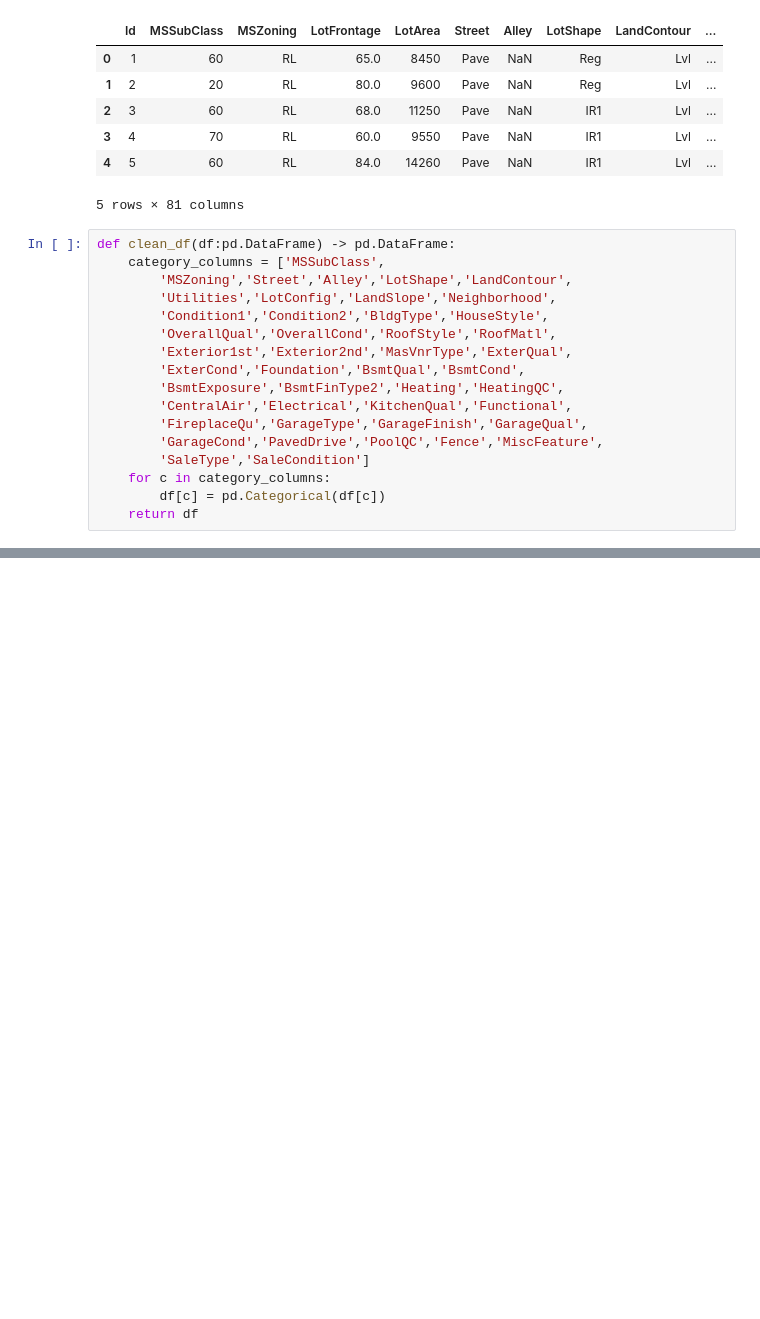
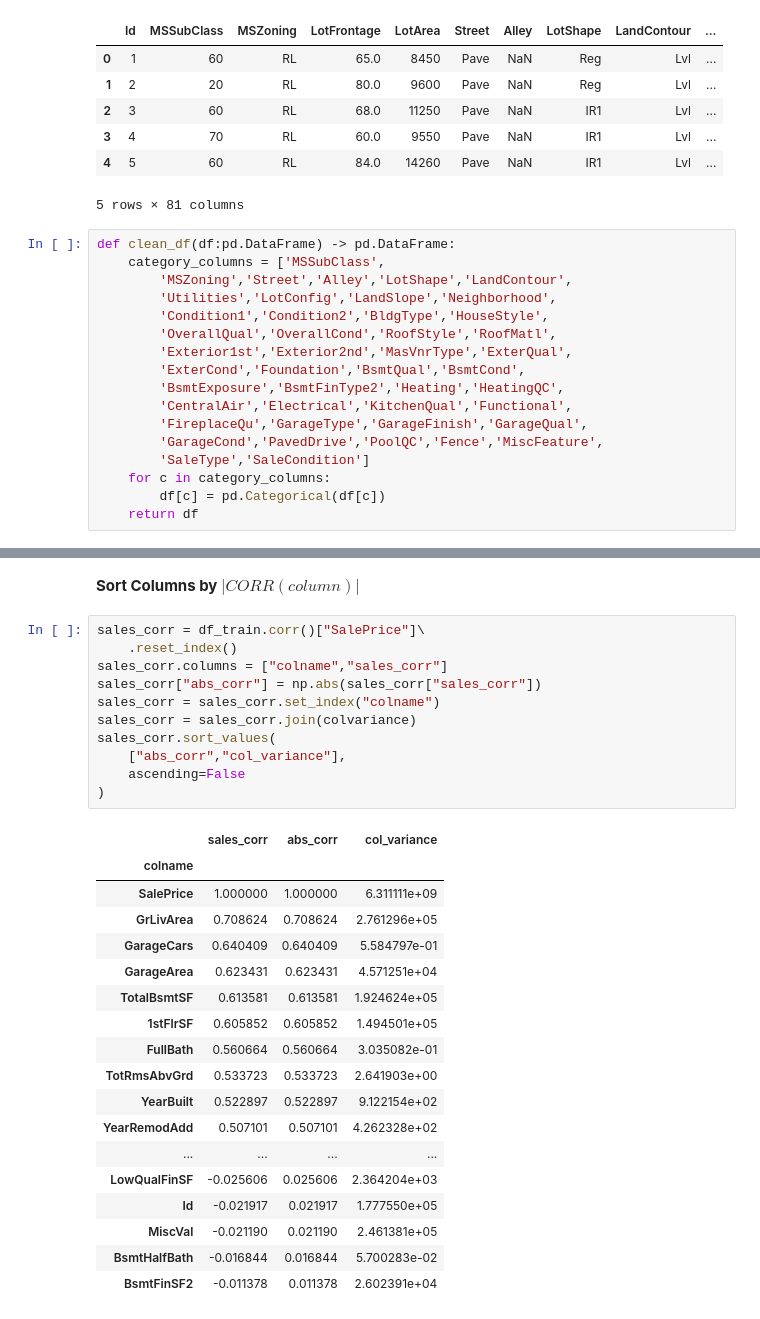
Before and after one commit to a-poor/kaggle-house-prices, a Jupyter notebook: notebooks/apoor-house-prices.ipynb, the cells around one changed output, grey strips where cells are left out. Cells and saved outputs as stored; diff of their text form; blank space fills up the shorter version.

```diff
--- a/notebooks/apoor-house-prices.ipynb
+++ b/notebooks/apoor-house-prices.ipynb
@@ -62,0 +83,32 @@ df_train.sample(10)
+# %% [markdown]
+__Sort Columns by $|CORR(column)|$__
+# %%
+sales_corr = df_train.corr()["SalePrice"]\
+    .reset_index()
+sales_corr.columns = ["colname","sales_corr"]
+sales_corr["abs_corr"] = np.abs(sales_corr["sales_corr"])
+sales_corr = sales_corr.set_index("colname")
+sales_corr = sales_corr.join(colvariance)
+sales_corr.sort_values(
+    ["abs_corr","col_variance"],
+    ascending=False
+)
+# %% [output]
+|  | sales_corr | abs_corr | col_variance |
+| colname |  |  |  |
+| SalePrice | 1.000000 | 1.000000 | 6.311111e+09 |
+| GrLivArea | 0.708624 | 0.708624 | 2.761296e+05 |
+| GarageCars | 0.640409 | 0.640409 | 5.584797e-01 |
+| GarageArea | 0.623431 | 0.623431 | 4.571251e+04 |
+| TotalBsmtSF | 0.613581 | 0.613581 | 1.924624e+05 |
+| 1stFlrSF | 0.605852 | 0.605852 | 1.494501e+05 |
+| FullBath | 0.560664 | 0.560664 | 3.035082e-01 |
+| TotRmsAbvGrd | 0.533723 | 0.533723 | 2.641903e+00 |
+| YearBuilt | 0.522897 | 0.522897 | 9.122154e+02 |
+| YearRemodAdd | 0.507101 | 0.507101 | 4.262328e+02 |
+| ... | ... | ... | ... |
+| LowQualFinSF | -0.025606 | 0.025606 | 2.364204e+03 |
+| Id | -0.021917 | 0.021917 | 1.777550e+05 |
+| MiscVal | -0.021190 | 0.021190 | 2.461381e+05 |
+| BsmtHalfBath | -0.016844 | 0.016844 | 5.700283e-02 |
+| BsmtFinSF2 | -0.011378 | 0.011378 | 2.602391e+04 |
```
Also changed, not shown: parts of 25 cells of this notebook, 1 other file.
